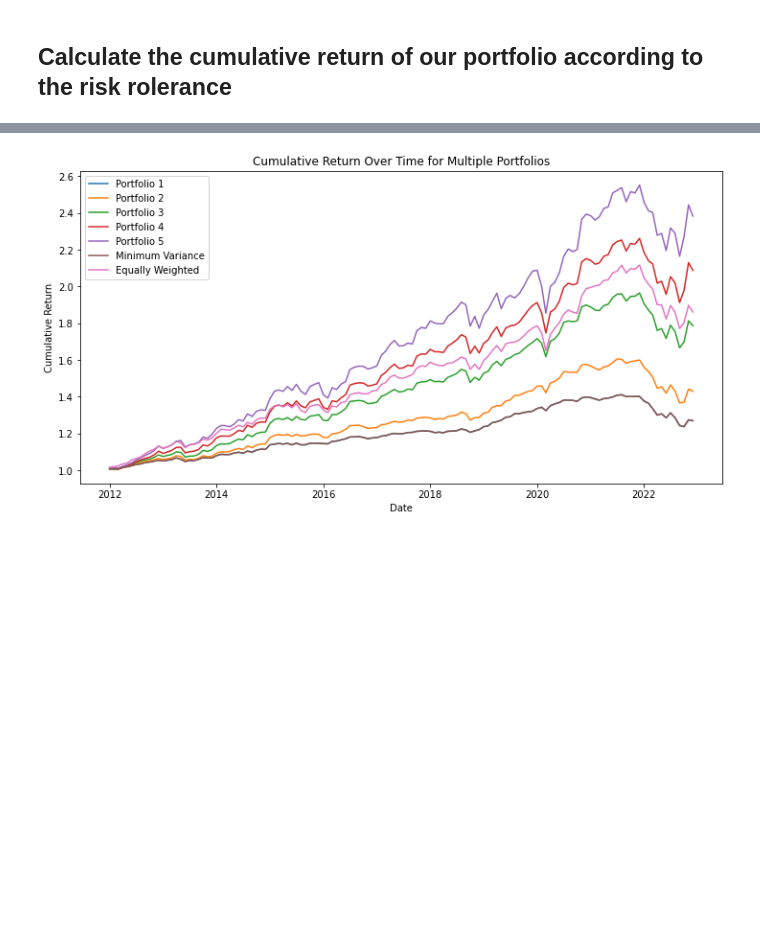
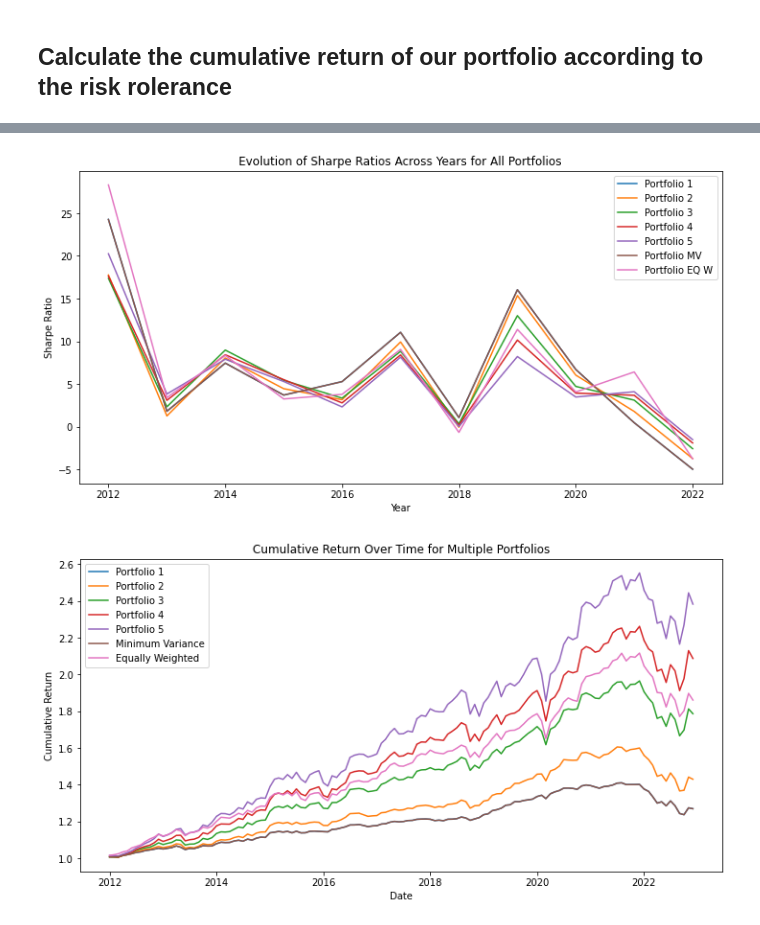
Before and after one commit to remimail/TP-3, a Jupyter notebook: main.ipynb, the cells around one changed output, grey strips where cells are left out. Saved outputs shown, nothing was run; the diff lists cells and outputs as text; code cells hidden in the pictures; blank space fills up the shorter version.

Commit message:
Sharpe ratio updated but not finished

```diff
--- a/main.ipynb
+++ b/main.ipynb
@@ -819,3 +865,49 @@ for index, row in monthly_min_variance.iterrows():
+# %%
+import pandas as pd
+import matplotlib.pyplot as plt
+
+# List of portfolio DataFrames
+portfolios = [portfolio_returns_1, portfolio_returns_2, portfolio_returns_3, portfolio_returns_4, portfolio_returns_5, portfolio_returns_mv, portfolio_returns_eq_w]
+portfolio_labels = ['Portfolio 1', 'Portfolio 2', 'Portfolio 3', 'Portfolio 4', 'Portfolio 5', 'Portfolio MV', 'Portfolio EQ W']
+
+# Assuming the risk-free rate is 0 (replace with the actual risk-free rate)
+risk_free_rate = 0
+
+# Create a DataFrame to store annual Sharpe ratios
+annual_sharpe_ratios = pd.DataFrame(index=range(portfolio_returns_1['Date'].dt.year.min(), portfolio_returns_1['Date'].dt.year.max() + 1))
+
+# Calculate cumulative returns for each portfolio
+for i, (portfolio, label) in enumerate(zip(portfolios, portfolio_labels)):
+    # Group by year and calculate annual returns
+    annual_returns = portfolio.groupby(portfolio['Date'].dt.year)['Portfolio_Return'].apply(lambda x: (1 + x).prod() - 1)
+
+    # Merge with the overall DataFrame
+    annual_sharpe_ratios[f'{label}_Cumulative_Return'] = annual_returns
+
+# Calculate volatility for each portfolio
+for i, (portfolio, label) in enumerate(zip(portfolios, portfolio_labels)):
+    # Group by year and calculate annual volatility
+    annual_volatility = portfolio.groupby(portfolio['Date'].dt.year)['Portfolio_Return'].std()
+
+    # Merge with the overall DataFrame
+    annual_sharpe_ratios[f'{label}_Volatility'] = annual_volatility
+
+# Calculate Sharpe ratio for each portfolio
+for i, label in enumerate(portfolio_labels):
+    annual_sharpe_ratios[f'{label}_Sharpe_Ratio'] = (annual_sharpe_ratios[f'{label}_Cumulative_Return'] - risk_free_rate) / annual_sharpe_ratios[f'{label}_Volatility']
+
+# Plot the evolution of Sharpe ratios across time for all portfolios
+plt.figure(figsize=(12, 6))
+for label in portfolio_labels:
+    plt.plot(annual_sharpe_ratios.index, annual_sharpe_ratios[f'{label}_Sharpe_Ratio'], label=label)
+
+plt.title('Evolution of Sharpe Ratios Across Years for All Portfolios')
+plt.xlabel('Year')
+plt.ylabel('Sharpe Ratio')
+plt.legend()
+plt.show()
+# %% [output]
+[figure, added]
 # %%
 import pandas as pd
 import matplotlib.pyplot as plt
```
Also changed, not shown: parts of 2 cells of this notebook.
